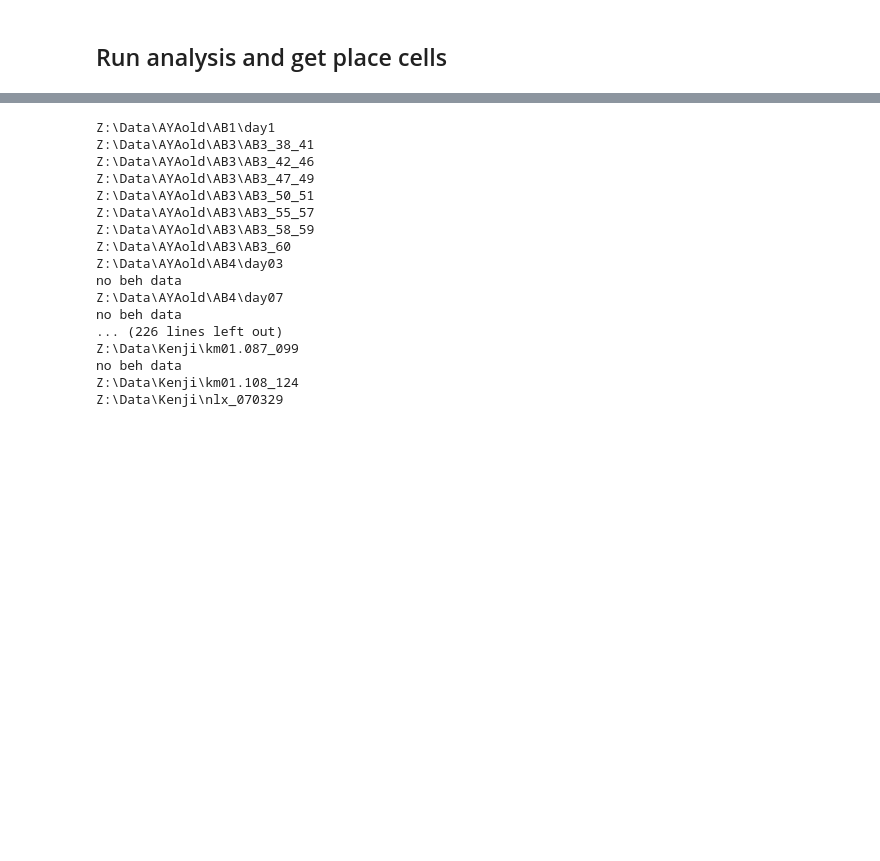
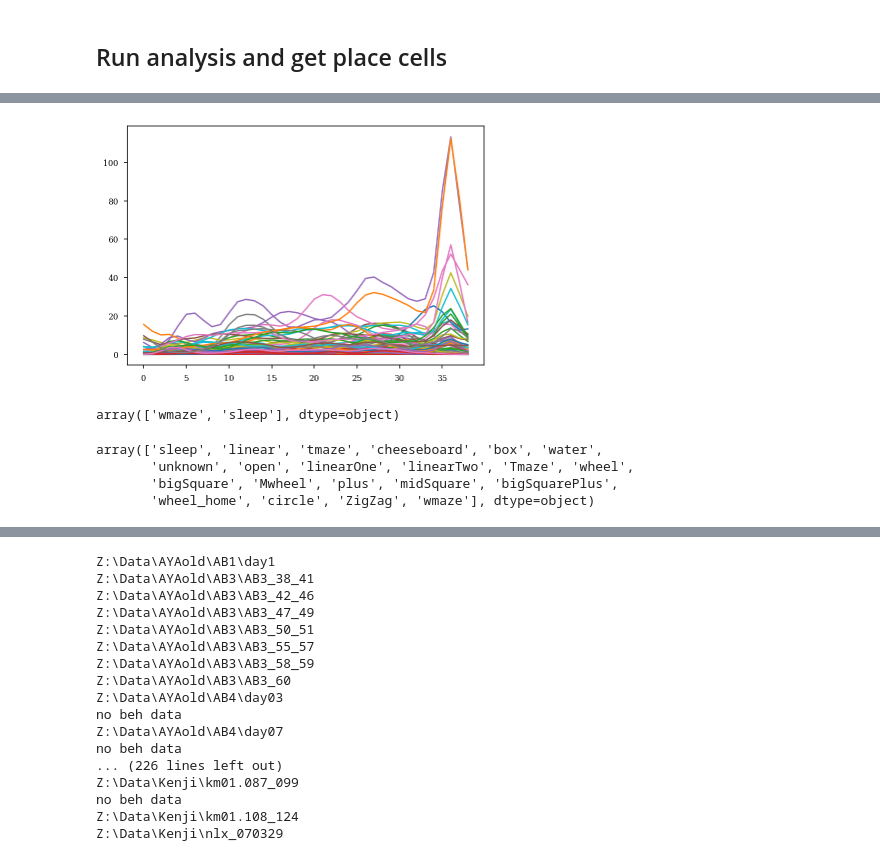
Before and after one commit to ryanharvey1/ripple_heterogeneity, a Jupyter notebook: scripts/place_cells/place_cells.ipynb, the cells around one changed output, grey strips where cells are left out. Drawn from its saved outputs; the diff is of its cells as text; code cells hidden in the pictures; blank space fills up the shorter version.

```diff
--- a/scripts/place_cells/place_cells.ipynb
+++ b/scripts/place_cells/place_cells.ipynb
@@ -22,0 +53,5 @@ fig_save_path = r'Z:\home\ryanh\projects\ripple_heterogeneity\figures\panels'
+# %%
+plt.plot(ratemaps.T)
+plt.show()
+# %% [output]
+[figure, added]
@@ -22,0 +74,12 @@ fig_save_path = r'Z:\home\ryanh\projects\ripple_heterogeneity\figures\panels'
+# %%
+epochs_df[epochs_df.basepath.str.contains("OR")].environment.unique()
+# epochs_df[epochs_df.basepath.str.contains("OML")].environment.unique()
+# %% [output]
+array(['wmaze', 'sleep'], dtype=object)
+# %%
+epochs_df.environment.unique()
+# %% [output]
+array(['sleep', 'linear', 'tmaze', 'cheeseboard', 'box', 'water',
+       'unknown', 'open', 'linearOne', 'linearTwo', 'Tmaze', 'wheel',
+       'bigSquare', 'Mwheel', 'plus', 'midSquare', 'bigSquarePlus',
+       'wheel_home', 'circle', 'ZigZag', 'wmaze'], dtype=object)
```
Also changed, not shown: parts of 9 cells of this notebook, 1 other file.
